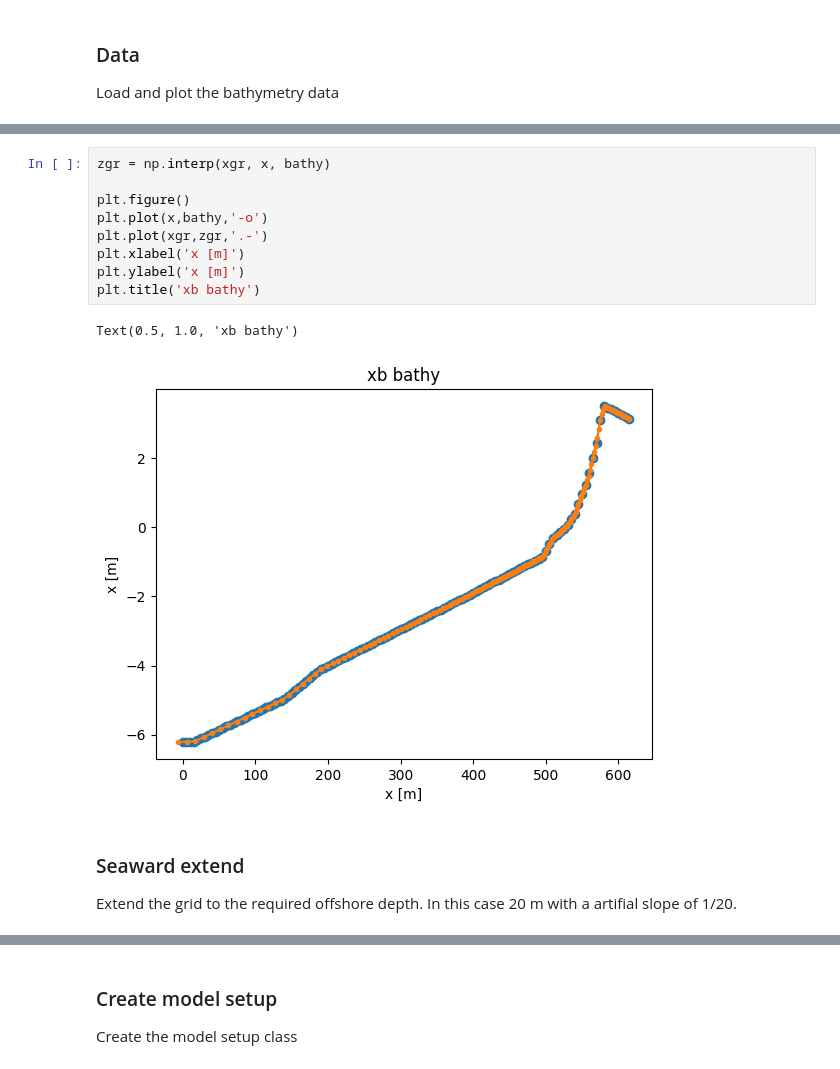
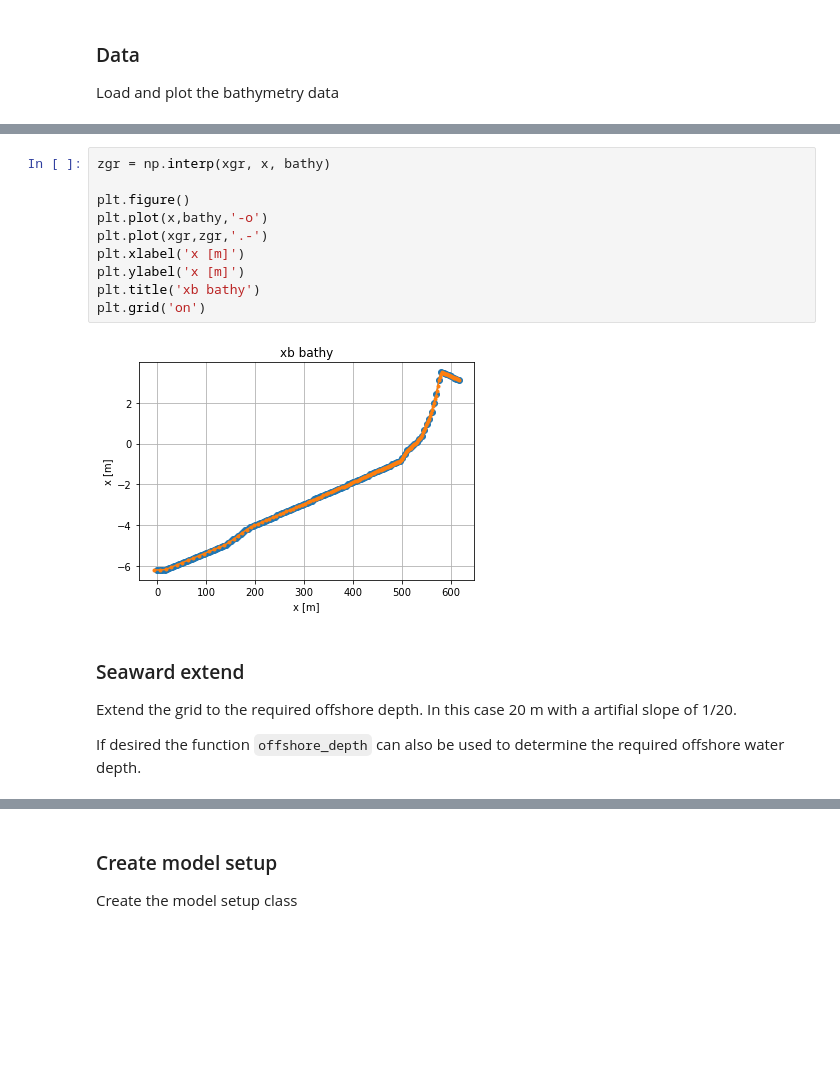
Before and after one commit to openearth/xbeach-toolbox, a Jupyter notebook: docs/source/xbeach-setup-1D.ipynb, the cells around one changed output, grey strips where cells are left out. Cells and saved outputs as stored; diff of their text form; blank space fills up the shorter version.

```diff
--- a/docs/source/xbeach-setup-1D.ipynb
+++ b/docs/source/xbeach-setup-1D.ipynb
@@ -66,16 +83,18 @@ Interpolate data to new grid
 # %%
 zgr = np.interp(xgr, x, bathy)
 
 plt.figure()
 plt.plot(x,bathy,'-o')
 plt.plot(xgr,zgr,'.-')
 plt.xlabel('x [m]')
 plt.ylabel('x [m]')
 plt.title('xb bathy')
+plt.grid('on')
 # %% [output]
-Text(0.5, 1.0, 'xb bathy')
-[figure, old version]
+[figure, new version]
 # %% [markdown]
 ### Seaward extend
 Extend the grid to the required offshore depth. In this case 20 m with a artifial slope of 1/20.
+
+If desired the function `offshore_depth` can also be used to determine the required offshore water depth.
 # %%
```
Also changed, not shown: parts of 13 cells of this notebook, 3 other files.
